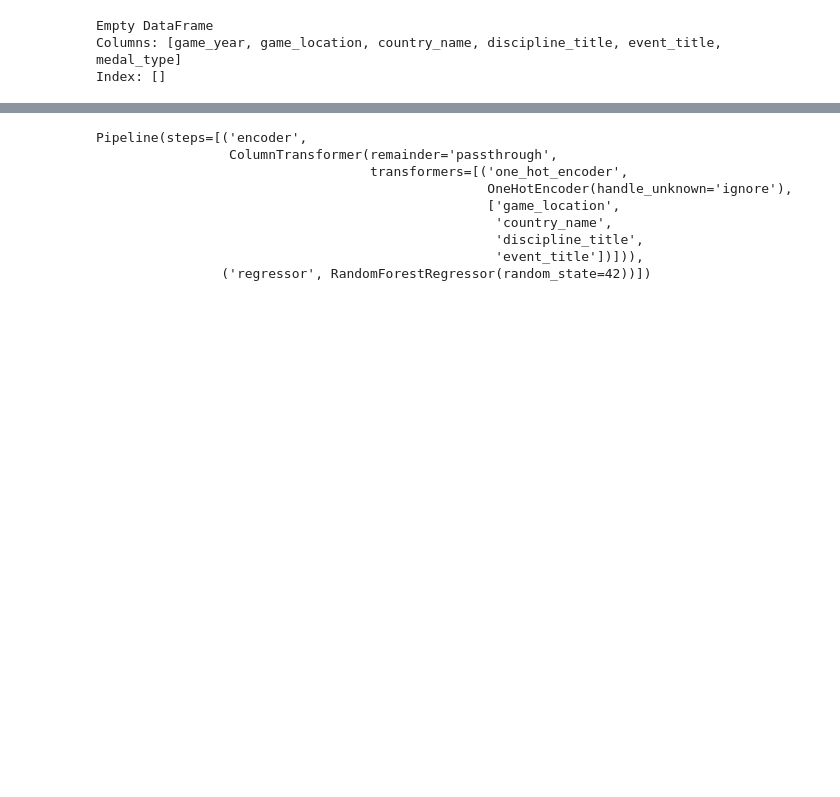
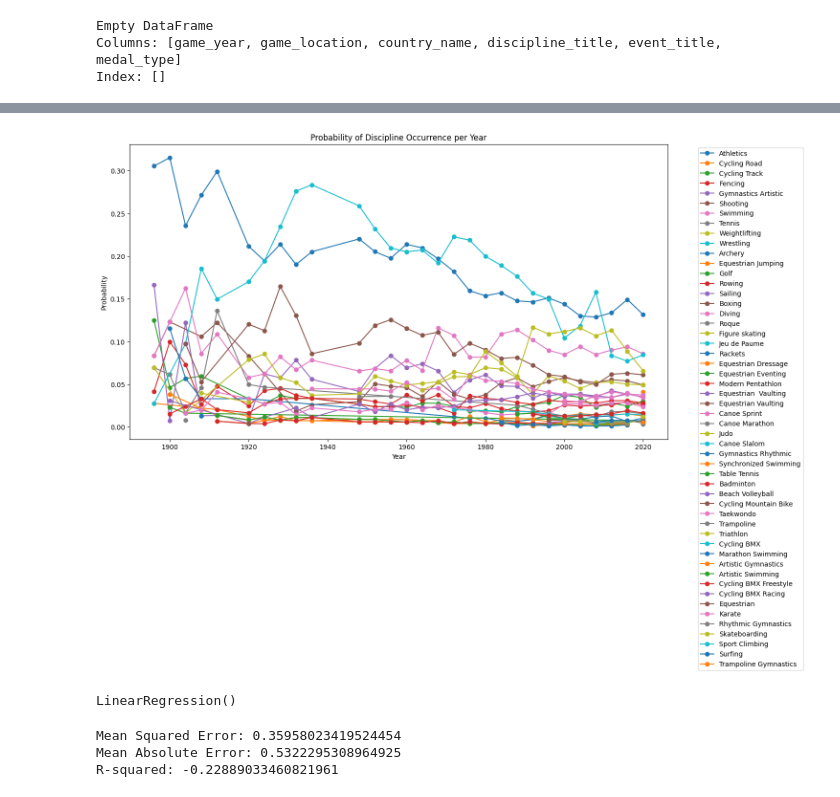
Before and after one commit to zbrwkq/Hackaton-4, a Jupyter notebook: machin_learning.ipynb, the cells around one changed output, grey strips where cells are left out. Saved outputs shown, nothing was run; the diff lists cells and outputs as text; code cells hidden in the pictures; blank space fills up the shorter version.

```diff
--- a/machin_learning.ipynb
+++ b/machin_learning.ipynb
@@ -487,3 +613,33 @@ medal_counts_reset2
+# %%
+import pandas as pd
+import matplotlib.pyplot as plt
+
+# Assuming 'medal_counts_reset2' is your DataFrame
+# Step 1: Calculate the total medals awarded each year
+total_medals_per_year = medal_counts_reset2.groupby('game_year').size()
+
+# Step 2: Calculate counts for each discipline per year
+discipline_counts = medal_counts_reset2.groupby(['game_year', 'discipline_title']).size().reset_index(name='counts')
+
+# Step 3: Calculate the probability of each discipline appearing each year
+discipline_counts['probability'] = discipline_counts.apply(lambda row: row['counts'] / total_medals_per_year[row['game_year']], axis=1)
+
+# Step 4: Plot these probabilities for each discipline across years
+unique_disciplines = discipline_counts['discipline_title'].unique()
+
+plt.figure(figsize=(15, 10))
+for discipline in unique_disciplines:
+    data = discipline_counts[discipline_counts['discipline_title'] == discipline]
+    plt.plot(data['game_year'], data['probability'], marker='o', label=discipline)
+
+plt.xlabel('Year')
+plt.ylabel('Probability')
+plt.title('Probability of Discipline Occurrence per Year')
+plt.legend(bbox_to_anchor=(1.05, 1), loc='upper left')
+plt.tight_layout()
+plt.show()
+# %% [output]
+[figure, added]
 # %%
 from sklearn.preprocessing import LabelEncoder, OneHotEncoder
 from sklearn.compose import ColumnTransformer
@@ -514,13 +666,23 @@ pipeline = Pipeline([
 # %%
 # Train the model
-pipeline.fit(X_train, y_train)
+model.fit(X_train, y_train)
 # %% [output]
-Pipeline(steps=[('encoder',
-                 ColumnTransformer(remainder='passthrough',
-                                   transformers=[('one_hot_encoder',
-                                                  OneHotEncoder(handle_unknown='ignore'),
-                                                  ['game_location',
-                                                   'country_name',
-                                                   'discipline_title',
-                                                   'event_title'])])),
-                ('regressor', RandomForestRegressor(random_state=42))])
+LinearRegression()
+# %%
+from sklearn.metrics import mean_squared_error, mean_absolute_error, r2_score
+
+# Assuming X_test and y_test are already defined and the model is trained
+y_pred = model.predict(X_test)
+
+# Calculate metrics
+mse = mean_squared_error(y_test, y_pred)
+mae = mean_absolute_error(y_test, y_pred)
+r2 = r2_score(y_test, y_pred)
+
+print(f"Mean Squared Error: {mse}")
+print(f"Mean Absolute Error: {mae}")
+print(f"R-squared: {r2}")
+# %% [output]
+Mean Squared Error: 0.35958023419524454
+Mean Absolute Error: 0.5322295308964925
+R-squared: -0.22889033460821961
```
Also changed, not shown: parts of 28 cells of this notebook, 5 other files.
